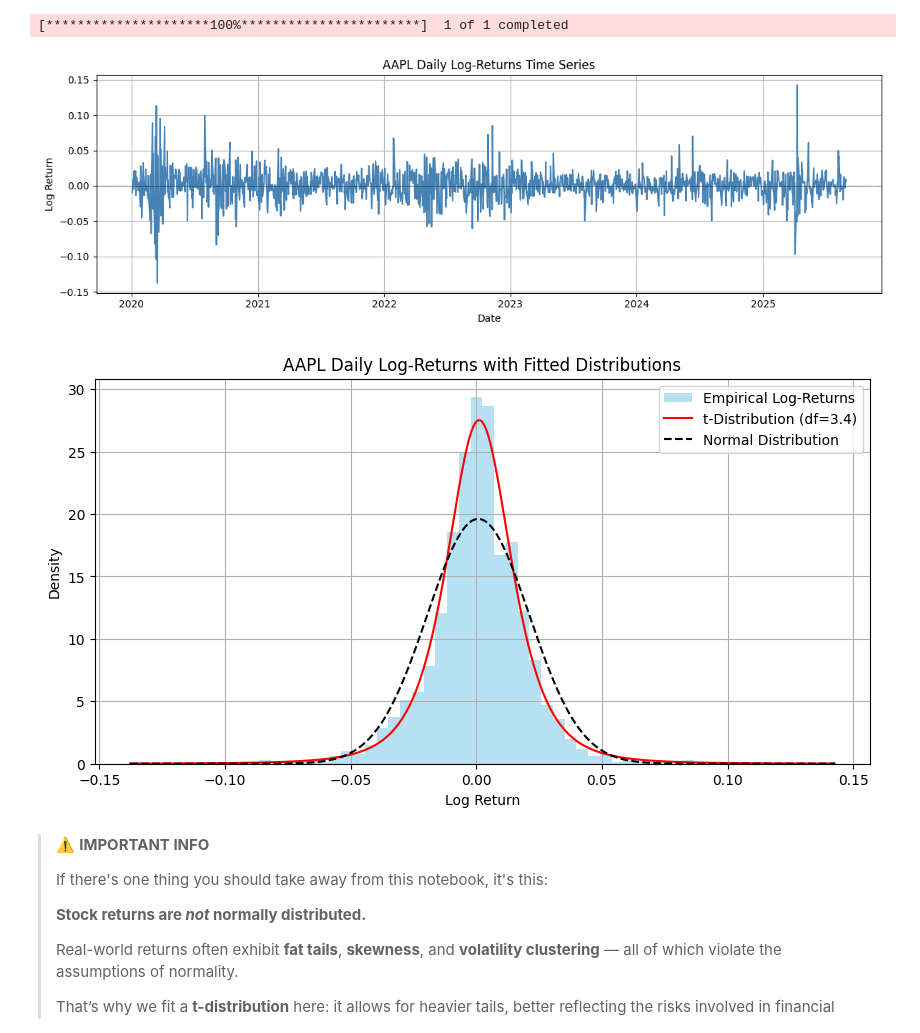
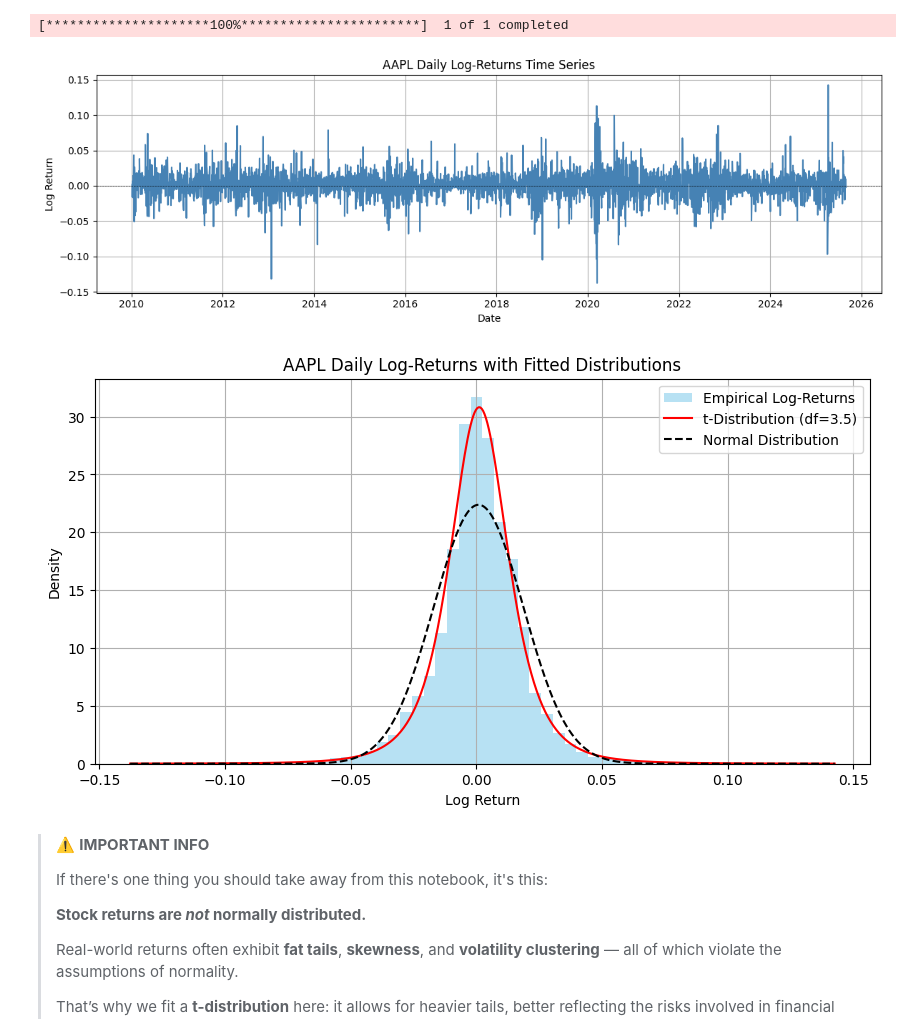
Before and after one commit to lonespear/MA206, a Jupyter notebook: QuantitativeFinance.ipynb, the cells around one changed output. Drawn from its saved outputs; the diff is of its cells as text; code cells hidden in the pictures.

```diff
--- a/QuantitativeFinance.ipynb
+++ b/QuantitativeFinance.ipynb
@@ -116,7 +141,7 @@ Let’s see this in action:
 # %%
 # Load historical daily price data
 ticker = 'AAPL'
-df = yf.download(ticker, start='2020-01-01', end='2025-08-29', auto_adjust=True)
+df = yf.download(ticker, start='2010-01-01', end='2025-09-02', auto_adjust=True)
 prices = df['Close']
 log_returns = np.log(prices / prices.shift(1)).dropna()
 
@@ -125,35 +150,35 @@ params = t.fit(log_returns)  # returns df, loc, scale
 df_t, mu_t, sigma_t = params
 
 # Compare histogram to fitted t-distribution
 x = np.linspace(log_returns.min(), log_returns.max(), 500)
 pdf_t = t.pdf(x, df_t, loc=mu_t, scale=sigma_t)
 pdf_n = norm.pdf(x, loc=log_returns.mean(), scale=log_returns.std())
 
 # Plot time series of log-returns
 plt.figure(figsize=(12, 4))
 plt.plot(log_returns.index, log_returns, color='steelblue')
 plt.axhline(0, color='black', linewidth=0.5, linestyle='--')
 plt.title(f"{ticker} Daily Log-Returns Time Series")
 plt.xlabel("Date")
 plt.ylabel("Log Return")
 plt.grid(True)
 plt.tight_layout()
 plt.show()
 
 plt.figure(figsize=(10, 5))
 plt.hist(log_returns, bins=60, density=True, alpha=0.6, color='skyblue', label='Empirical Log-Returns')
 plt.plot(x, pdf_t, 'r-', label=f"t-Distribution (df={df_t:.1f})")
 plt.plot(x, pdf_n, 'k--', label="Normal Distribution")
 plt.title(f"{ticker} Daily Log-Returns with Fitted Distributions")
 plt.xlabel("Log Return")
 plt.ylabel("Density")
 plt.legend()
 plt.grid(True)
 plt.show()
 # %% [output]
 [*********************100%***********************]  1 of 1 completed
-[figure, old version]
+[figure, new version]
-[figure, old version]
+[figure, new version]
 # %% [markdown]
 > ⚠️ **IMPORTANT INFO**
 >
```
Also changed, not shown: parts of 16 cells of this notebook.
